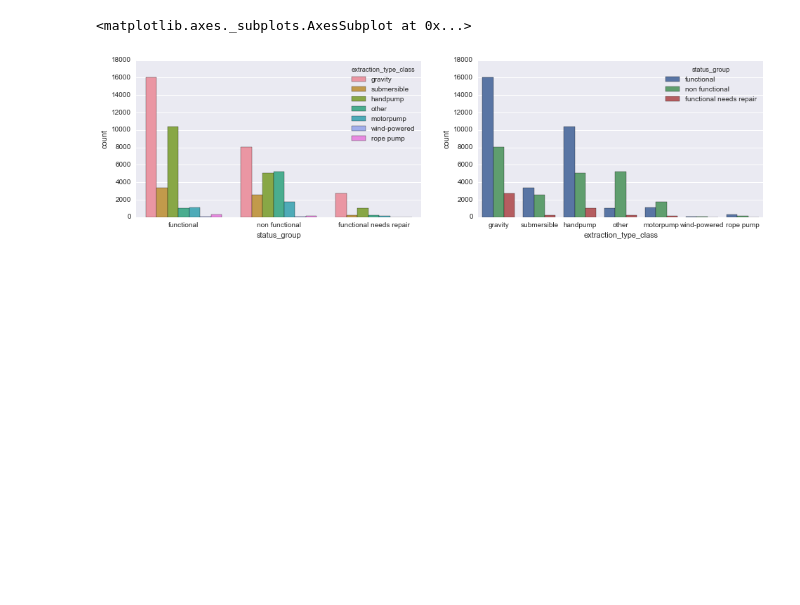
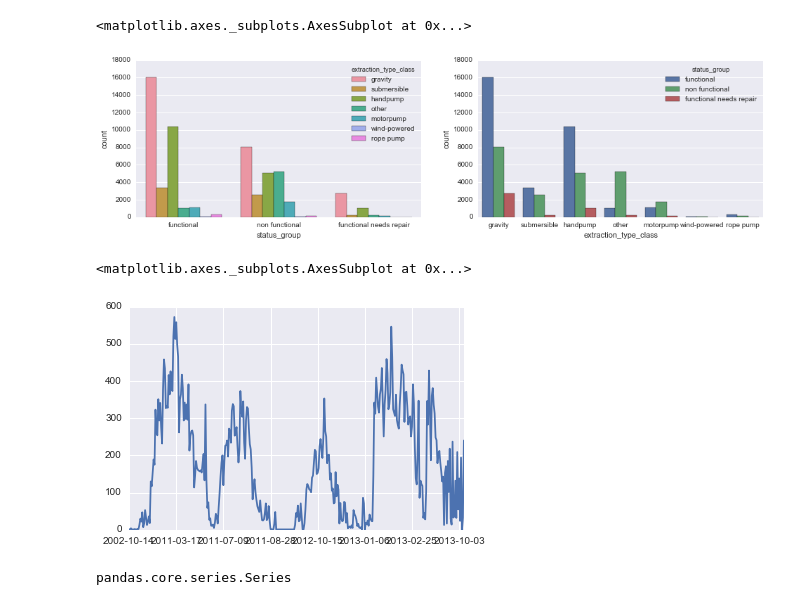
Before and after one commit to jdills26/Tanzania-water-table, a Jupyter notebook: data_explore.ipynb, the cells around one changed output. Drawn from its saved outputs; the diff is of its cells as text; code cells hidden in the pictures; blank space fills up the shorter version.

Commit message:
create datetime series

```diff
--- a/data_explore.ipynb
+++ b/data_explore.ipynb
@@ -217,0 +220,6 @@ sns.countplot(data=combined, x='extraction_type_class',hue='status_group', ax=ax
+# %%
+#cast[cast.name == 'Mammootty'].year.value_counts().sort_index().plot()
+combined['date_recorded'].value_counts().sort_index().plot()
+# %% [output]
+<matplotlib.axes._subplots.AxesSubplot at 0x...>
+[figure, added]
@@ -217,0 +228,4 @@ sns.countplot(data=combined, x='extraction_type_class',hue='status_group', ax=ax
+# %%
+type(combined['date_recorded'])
+# %% [output]
+pandas.core.series.Series
```
Also changed, not shown: parts of 2 cells of this notebook.
